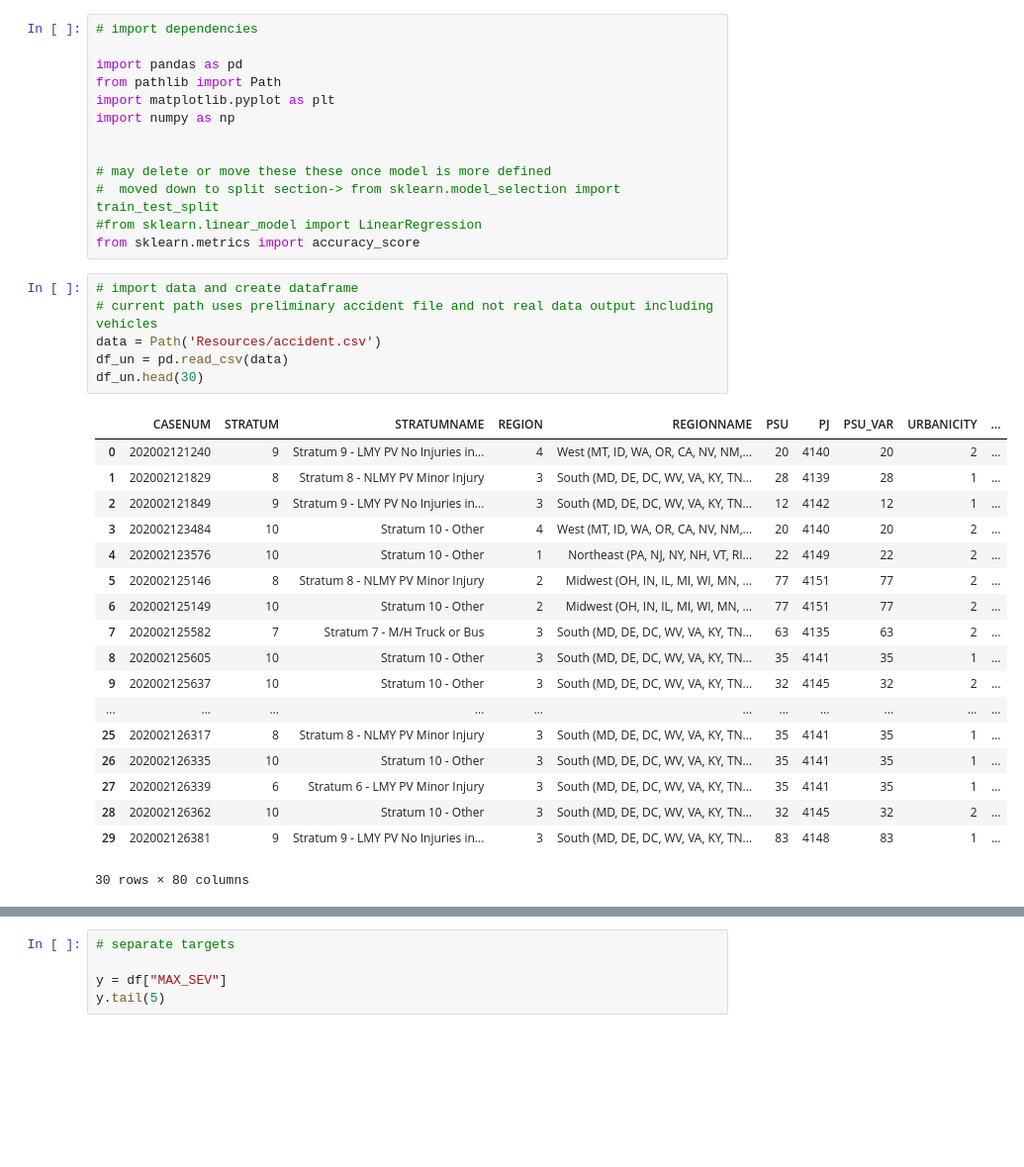
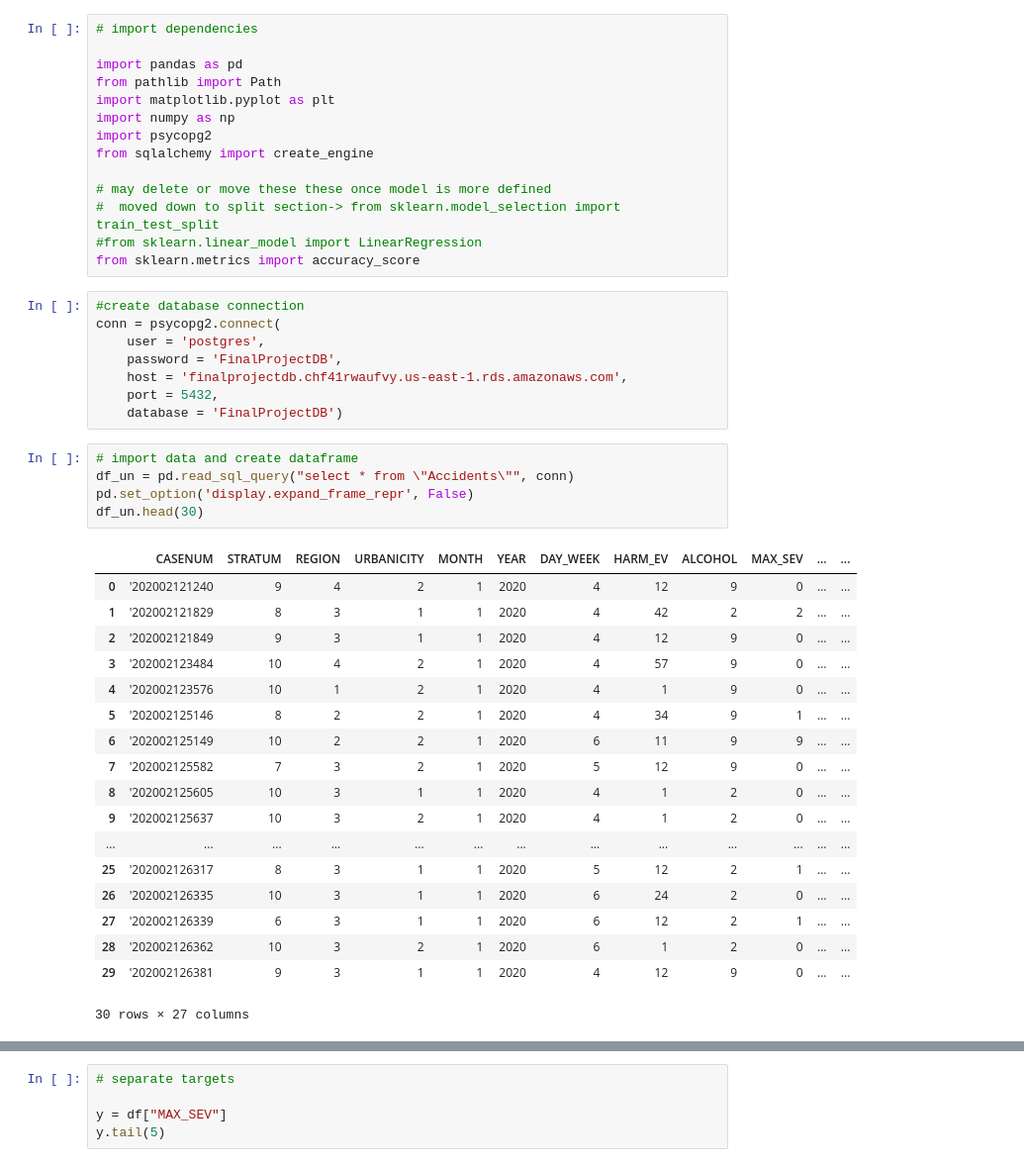
Before and after one commit to AmberMiller15/DV-Proj-2023, a Jupyter notebook: ML Model/accident_no_veh_ml.ipynb, the cells around one changed output, grey strips where cells are left out. Shown at 99% size. Cells and saved outputs as stored; diff of their text form; blank space fills up the shorter version.

Commit message:
Updated files to connect direct to database

```diff
--- a/ML Model/accident_no_veh_ml.ipynb
+++ b/ML Model/accident_no_veh_ml.ipynb
@@ -5,37 +5,45 @@ import pandas as pd
 from pathlib import Path
 import matplotlib.pyplot as plt
 import numpy as np
-
+import psycopg2
+from sqlalchemy import create_engine
 
 # may delete or move these these once model is more defined
 #  moved down to split section-> from sklearn.model_selection import train_test_split
 #from sklearn.linear_model import LinearRegression
 from sklearn.metrics import accuracy_score
+# %%
+#create database connection
+conn = psycopg2.connect(
+    user = 'postgres',
+    password = 'FinalProjectDB',
+    host = 'finalprojectdb.chf41rwaufvy.us-east-1.rds.amazonaws.com',
+    port = 5432,
+    database = 'FinalProjectDB')
 # %%
 # import data and create dataframe
-# current path uses preliminary accident file and not real data output including vehicles
-data = Path('Resources/accident.csv')
-df_un = pd.read_csv(data)
+df_un = pd.read_sql_query("select * from \"Accidents\"", conn)
+pd.set_option('display.expand_frame_repr', False)
 df_un.head(30)
 # %% [output]
-|  | CASENUM | STRATUM | STRATUMNAME | REGION | REGIONNAME | PSU | PJ | PSU_VAR | URBANICITY | ... |
-| 0 | 202002121240 | 9 | Stratum 9 - LMY PV No Injuries in... | 4 | West (MT, ID, WA, OR, CA, NV, NM,... | 20 | 4140 | 20 | 2 | ... |
-| 1 | 202002121829 | 8 | Stratum 8 - NLMY PV Minor Injury | 3 | South (MD, DE, DC, WV, VA, KY, TN... | 28 | 4139 | 28 | 1 | ... |
-| 2 | 202002121849 | 9 | Stratum 9 - LMY PV No Injuries in... | 3 | South (MD, DE, DC, WV, VA, KY, TN... | 12 | 4142 | 12 | 1 | ... |
-| 3 | 202002123484 | 10 | Stratum 10 - Other | 4 | West (MT, ID, WA, OR, CA, NV, NM,... | 20 | 4140 | 20 | 2 | ... |
-| 4 | 202002123576 | 10 | Stratum 10 - Other | 1 | Northeast (PA, NJ, NY, NH, VT, RI... | 22 | 4149 | 22 | 2 | ... |
-| 5 | 202002125146 | 8 | Stratum 8 - NLMY PV Minor Injury | 2 | Midwest (OH, IN, IL, MI, WI, MN, ... | 77 | 4151 | 77 | 2 | ... |
-| 6 | 202002125149 | 10 | Stratum 10 - Other | 2 | Midwest (OH, IN, IL, MI, WI, MN, ... | 77 | 4151 | 77 | 2 | ... |
-| 7 | 202002125582 | 7 | Stratum 7 - M/H Truck or Bus | 3 | South (MD, DE, DC, WV, VA, KY, TN... | 63 | 4135 | 63 | 2 | ... |
-| 8 | 202002125605 | 10 | Stratum 10 - Other | 3 | South (MD, DE, DC, WV, VA, KY, TN... | 35 | 4141 | 35 | 1 | ... |
-| 9 | 202002125637 | 10 | Stratum 10 - Other | 3 | South (MD, DE, DC, WV, VA, KY, TN... | 32 | 4145 | 32 | 2 | ... |
-| ... | ... | ... | ... | ... | ... | ... | ... | ... | ... | ... |
-| 25 | 202002126317 | 8 | Stratum 8 - NLMY PV Minor Injury | 3 | South (MD, DE, DC, WV, VA, KY, TN... | 35 | 4141 | 35 | 1 | ... |
-| 26 | 202002126335 | 10 | Stratum 10 - Other | 3 | South (MD, DE, DC, WV, VA, KY, TN... | 35 | 4141 | 35 | 1 | ... |
-| 27 | 202002126339 | 6 | Stratum 6 - LMY PV Minor Injury | 3 | South (MD, DE, DC, WV, VA, KY, TN... | 35 | 4141 | 35 | 1 | ... |
-| 28 | 202002126362 | 10 | Stratum 10 - Other | 3 | South (MD, DE, DC, WV, VA, KY, TN... | 32 | 4145 | 32 | 2 | ... |
-| 29 | 202002126381 | 9 | Stratum 9 - LMY PV No Injuries in... | 3 | South (MD, DE, DC, WV, VA, KY, TN... | 83 | 4148 | 83 | 1 | ... |
+|  | CASENUM | STRATUM | REGION | URBANICITY | MONTH | YEAR | DAY_WEEK | HARM_EV | ALCOHOL | MAX_SEV | ... | ... |
+| 0 | '202002121240 | 9 | 4 | 2 | 1 | 2020 | 4 | 12 | 9 | 0 | ... | ... |
+| 1 | '202002121829 | 8 | 3 | 1 | 1 | 2020 | 4 | 42 | 2 | 2 | ... | ... |
+| 2 | '202002121849 | 9 | 3 | 1 | 1 | 2020 | 4 | 12 | 9 | 0 | ... | ... |
+| 3 | '202002123484 | 10 | 4 | 2 | 1 | 2020 | 4 | 57 | 9 | 0 | ... | ... |
+| 4 | '202002123576 | 10 | 1 | 2 | 1 | 2020 | 4 | 1 | 9 | 0 | ... | ... |
+| 5 | '202002125146 | 8 | 2 | 2 | 1 | 2020 | 4 | 34 | 9 | 1 | ... | ... |
+| 6 | '202002125149 | 10 | 2 | 2 | 1 | 2020 | 6 | 11 | 9 | 9 | ... | ... |
+| 7 | '202002125582 | 7 | 3 | 2 | 1 | 2020 | 5 | 12 | 9 | 0 | ... | ... |
+| 8 | '202002125605 | 10 | 3 | 1 | 1 | 2020 | 4 | 1 | 2 | 0 | ... | ... |
+| 9 | '202002125637 | 10 | 3 | 2 | 1 | 2020 | 4 | 1 | 2 | 0 | ... | ... |
+| ... | ... | ... | ... | ... | ... | ... | ... | ... | ... | ... | ... | ... |
+| 25 | '202002126317 | 8 | 3 | 1 | 1 | 2020 | 5 | 12 | 2 | 1 | ... | ... |
+| 26 | '202002126335 | 10 | 3 | 1 | 1 | 2020 | 6 | 24 | 2 | 0 | ... | ... |
+| 27 | '202002126339 | 6 | 3 | 1 | 1 | 2020 | 6 | 12 | 2 | 1 | ... | ... |
+| 28 | '202002126362 | 10 | 3 | 2 | 1 | 2020 | 6 | 1 | 2 | 0 | ... | ... |
+| 29 | '202002126381 | 9 | 3 | 1 | 1 | 2020 | 4 | 12 | 9 | 0 | ... | ... |
-30 rows × 80 columns
+30 rows × 27 columns
 # %%
 #filter dataframe to remove unknows categories
 df = df_un[df_un['MAX_SEV'] < 5]
```
Also changed, not shown: parts of 6 cells of this notebook, 8 other files.
